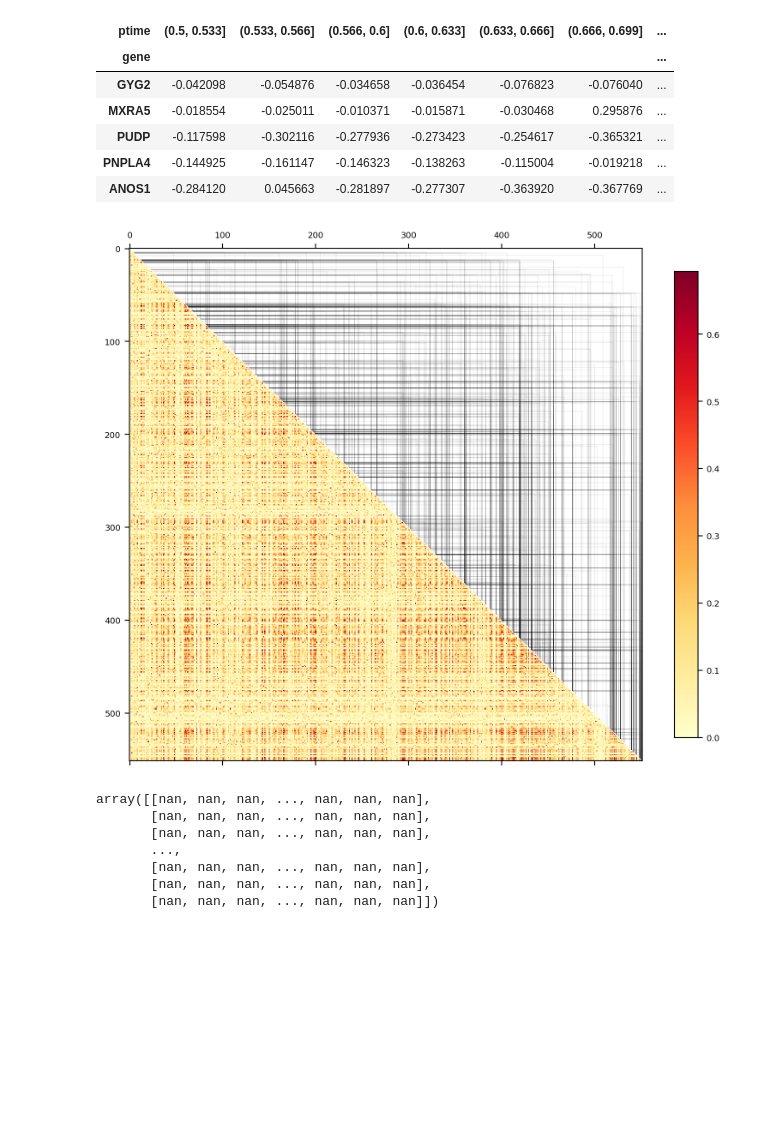
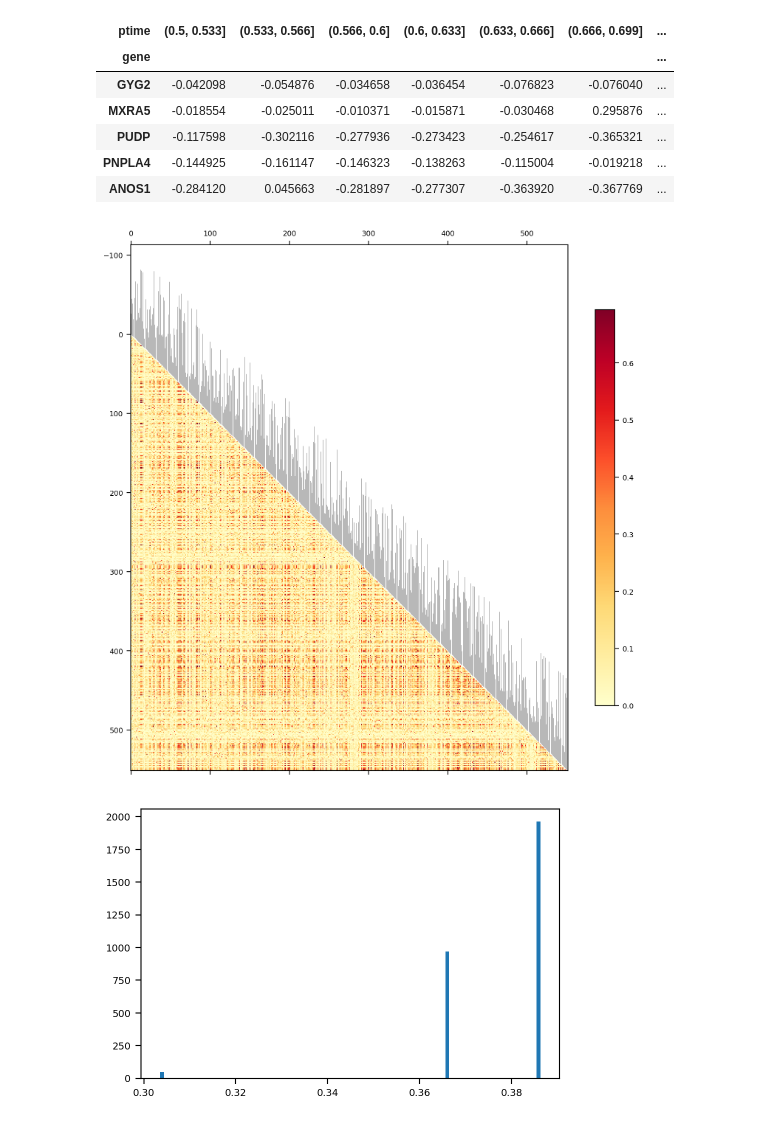
Before and after one commit to munch-group/cDEGexploration, a Jupyter notebook: notebooks/mutual_information.ipynb, the cells around one changed output. Saved outputs shown, nothing was run; the diff lists cells and outputs as text; code cells hidden in the pictures; blank space fills up the shorter version.

```diff
--- a/notebooks/mutual_information.ipynb
+++ b/notebooks/mutual_information.ipynb
@@ -284,15 +278,19 @@ def compute_matrix(df, stat='proportion_paired'):
     mi_m = np.apply_along_axis(mutual_information, 0, index_array)
 
     lst = []
-    for _ in range(100):
+    for _ in range(1000):
         b = bitarray(np.random.choice([0, 1], size=nr_windows, p=[1-mean_admix_prop, mean_admix_prop]).tolist())
         lst.append(bitarray_mut_info(b, ~b))
     perfect = sum(lst)/len(lst) # mut info for perfectly matching cols (assuming 0.5 admixture prop)
 
+    # mi_m = mi_m / perfect
+    # mi_m[mi_m > 1] = 1
+
     # interacting_windows = get_pairs(m, perfect * 0.8)
     # return interacting_windows, m
 
-    cutoff = 0.5
+    # cutoff = 0.5
+    cutoff = 0
     _m = mi_m.copy()
     np.fill_diagonal(_m, 0)
     pairs = np.argwhere((_m > cutoff)) #.tolist()
@@ -312,52 +310,60 @@ def transform(m):
     return 1-np.log1p(1-btw_0_1)
 
 # mat = transform(mi_m)
-mat = mi_m
+mat = mi_m.copy()
+
 mat[np.triu_indices(mat.shape[0], -1)] = np.nan
 
 # HACK:
 mat[np.isinf(mat)] = np.nan
 
 
 
 fig, ax = plt.subplots(1, 1, figsize=(8, 8))
 g = ax.matshow(mat,
                # cmap='viridis',
                cmap=matplotlib.cm.YlOrRd,
                # vmin=0, vmax=1,
               )
 cb = fig.colorbar(g, location='right', ax=ax, shrink=0.7)
 
-# to get alphas to be 0-1 with a cutoff of 0.50
-mi_values = (mi_values-0.5) * 2
+# # to get alphas to be 0-1 with a cutoff of 0.50
+# mi_values = (mi_values-0.5) * 2
 
 interval = (190, 210)
 s, e = interval
 for (a, b), v in zip(mi_interacting_windows, mi_values):
 
     if a > b:
         continue
 
+    if v < 0.99:
+        continue
+
     # if not (s <= a < e or s <= b < e):
     #     continue
 
-    ax.hlines(a, a, b, color='black', linewidth=0.1,
+    ax.hlines(a, a, b, color='black', linewidth=0.05,
               alpha=v,
              )
-    ax.vlines(b, b, a, color='black', linewidth=0.1,
+    ax.vlines(b, b, a, color='black', linewidth=0.05,
               alpha=v,
              )
+
+colsums = np.nansum(mi_m, axis=1)
+lengths = colsums#**2/100
+plt.vlines(np.arange(colsums.size),
+            np.arange(colsums.size)-lengths,
+            np.arange(colsums.size),
+            color='black',
+            linewidth=0.2,
+)
+#plt.gca().invert_yaxis()
+
 plt.tight_layout()
 # %% [output]
-[figure, old version]
+[figure, new version]
-# %%
-
-np.log1p((mi_m - mi_m.min()) / mi_m.max())
-# %% [output]
-array([[nan, nan, nan, ..., nan, nan, nan],
-       [nan, nan, nan, ..., nan, nan, nan],
-       [nan, nan, nan, ..., nan, nan, nan],
-       ...,
-       [nan, nan, nan, ..., nan, nan, nan],
-       [nan, nan, nan, ..., nan, nan, nan],
-       [nan, nan, nan, ..., nan, nan, nan]])
+# %%
+plt.hist(mi_values, bins=100) ;
+# %% [output]
+[figure, added]
```
Also changed, not shown: parts of 8 cells of this notebook, 54 other files.
